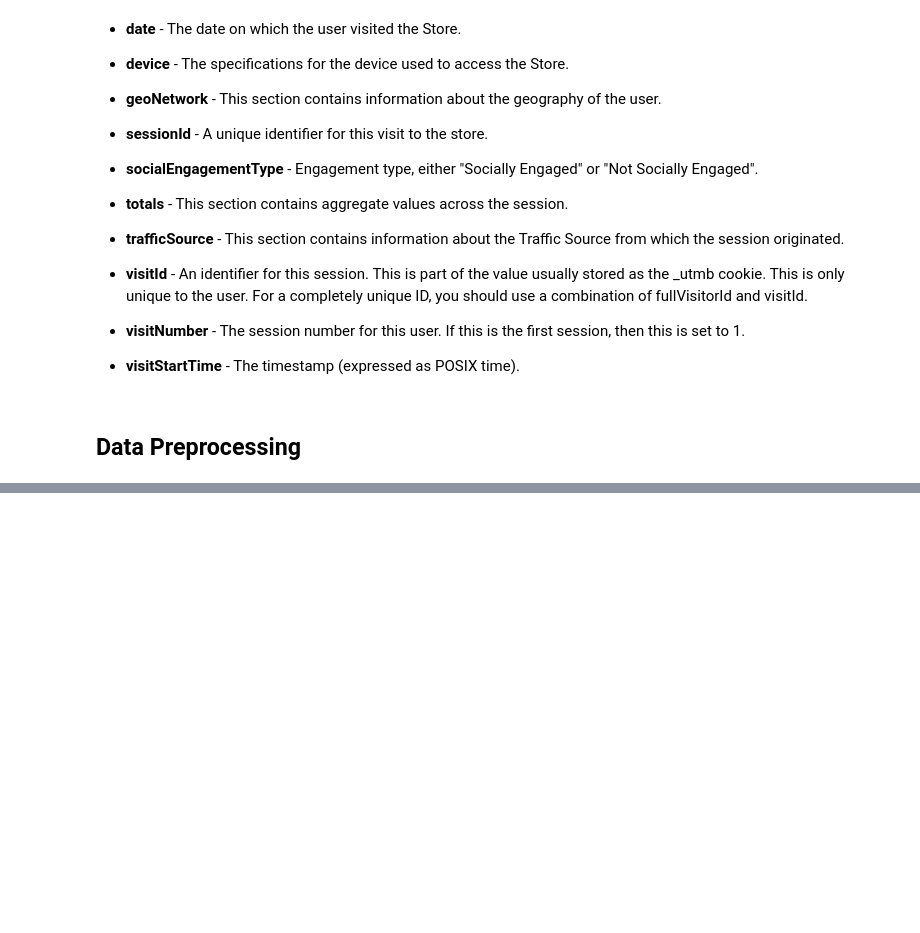
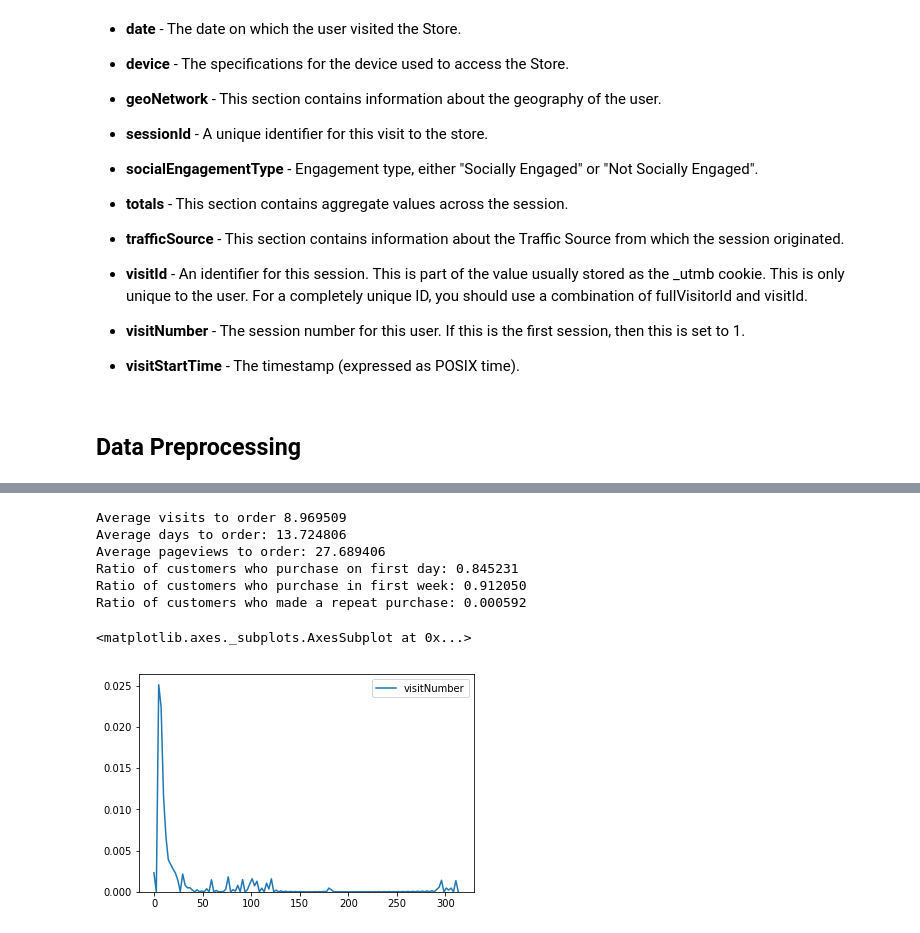
Before and after one commit to yalelikeyale/customer_rev_prediction, a Jupyter notebook: customer_revenue_prediction.ipynb, the cells around one changed output, grey strips where cells are left out. Cells and saved outputs as stored; diff of their text form; code cells hidden in the pictures; blank space fills up the shorter version.

```diff
--- a/customer_revenue_prediction.ipynb
+++ b/customer_revenue_prediction.ipynb
@@ -173,0 +436,12 @@ sns.lineplot(x='date', y='visits', data=visitsByChannel)
+# %%
+train_df.country = train_df.country.str.replace('&','and')
+# %%
+def get_country_code(country):
+    if country == 'Russia':
+        return 'RUS'
+    try:
+        return pycountry.countries.get(name=country).alpha3
+    except:
+        return np.nan
+# %%
+train_df['country_code'] = train_df['country'].apply(get_country_code)
@@ -173,0 +491,17 @@ sns.lineplot(x='date', y='visits', data=visitsByChannel)
+# %%
+conversions = train_df[train_df['conversion']==1].sort_values(['fullVisitorId','date'])
+conversions = conversions.groupby(['fullVisitorId','date','sessionId'])['transactionRevenue'].sum()
+conversions = conversions.reset_index()
+conversions.sort_values('date',inplace=True)
+order_sequence = conversions.groupby(['fullVisitorId','sessionId']).cumcount()+1
+order_sequence.name = 'orderNumber'
+conversions = conversions.join(order_sequence)
+first_order_date = conversions[conversions.orderNumber==1].set_index('fullVisitorId').date
+first_order_date.name = "firstOrderDate"
+customer_ids = conversions.fullVisitorId.unique()
+customers = train_df[train_df.fullVisitorId.isin(customer_ids)]
+customers = customers.join(first_order_date, on='fullVisitorId')
+customers['daysDelta'] = (customers['first_visit'] - customers['firstOrderDate']).dt.days
+customers['daysDelta'] = abs(customers['daysDelta'])
+customers['weeksDelta'] = np.ceil(customers['daysDelta']/7)
+customers['monthsDelta'] = np.ceil(customers['daysDelta']/30)
@@ -173,0 +517,19 @@ sns.lineplot(x='date', y='visits', data=visitsByChannel)
+# %%
+print('Average visits to order %f' % (customers[customers.conversion==1].visitNumber.mean()))
+print('Average days to order: %f' % (customers[customers.conversion==1].daysDelta.mean()))
+print('Average pageviews to order: %f' % customers[customers.conversion==1].pageviews.mean())
+print('Ratio of customers who purchase on first day: %f' % (customers[(customers.conversion==1)&(customers.daysDelta==0)].shape[0]/conversions.shape[0]))
+print('Ratio of customers who purchase in first week: %f' % (customers[(customers.conversion==1)&(customers.daysDelta<7)].shape[0]/conversions.shape[0]))
+print('Ratio of customers who made a repeat purchase: %f' % ((len(conversions[conversions.orderNumber>1].fullVisitorId.unique()))/len(conversions.fullVisitorId.unique())))
+# %% [output]
+Average visits to order 8.969509
+Average days to order: 13.724806
+Average pageviews to order: 27.689406
+Ratio of customers who purchase on first day: 0.845231
+Ratio of customers who purchase in first week: 0.912050
+Ratio of customers who made a repeat purchase: 0.000592
+# %%
+sns.kdeplot(customers[customers.conversion==1]['visitNumber'])
+# %% [output]
+<matplotlib.axes._subplots.AxesSubplot at 0x...>
+[figure, added]
```
Also changed, not shown: parts of 95 cells of this notebook.
